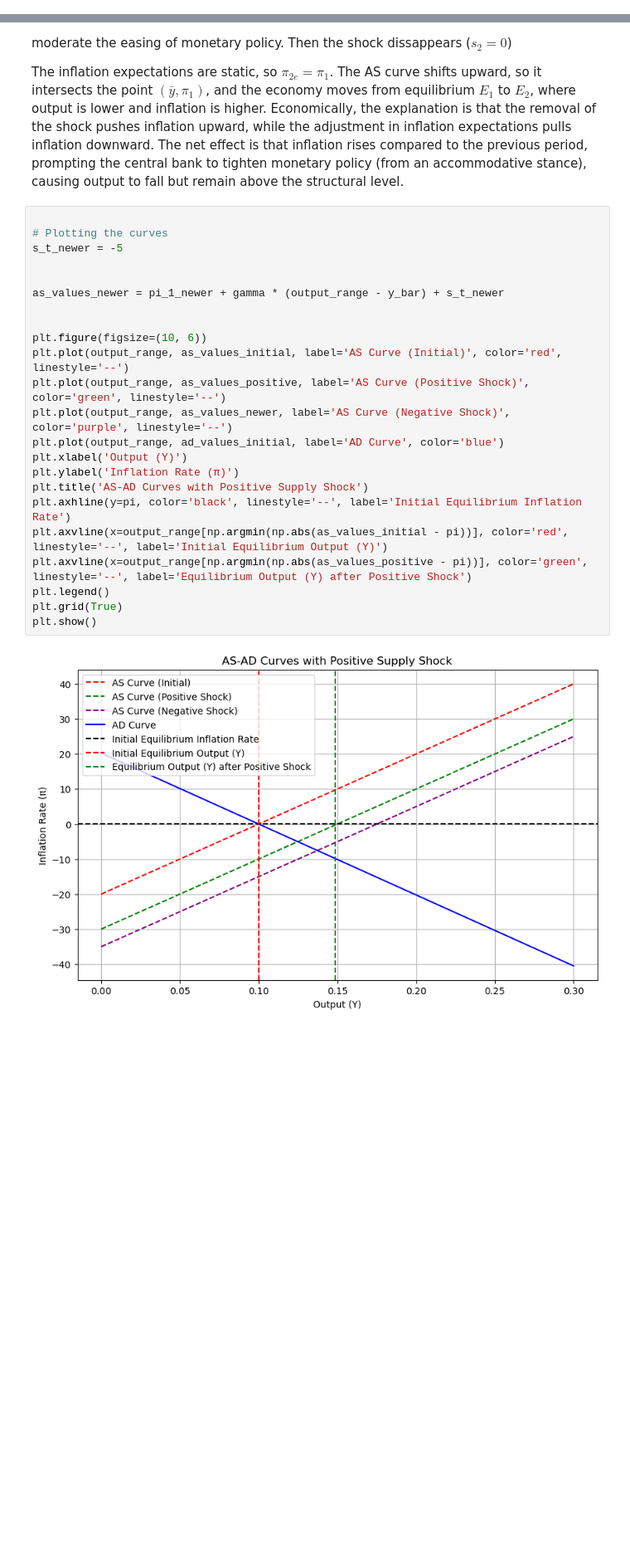
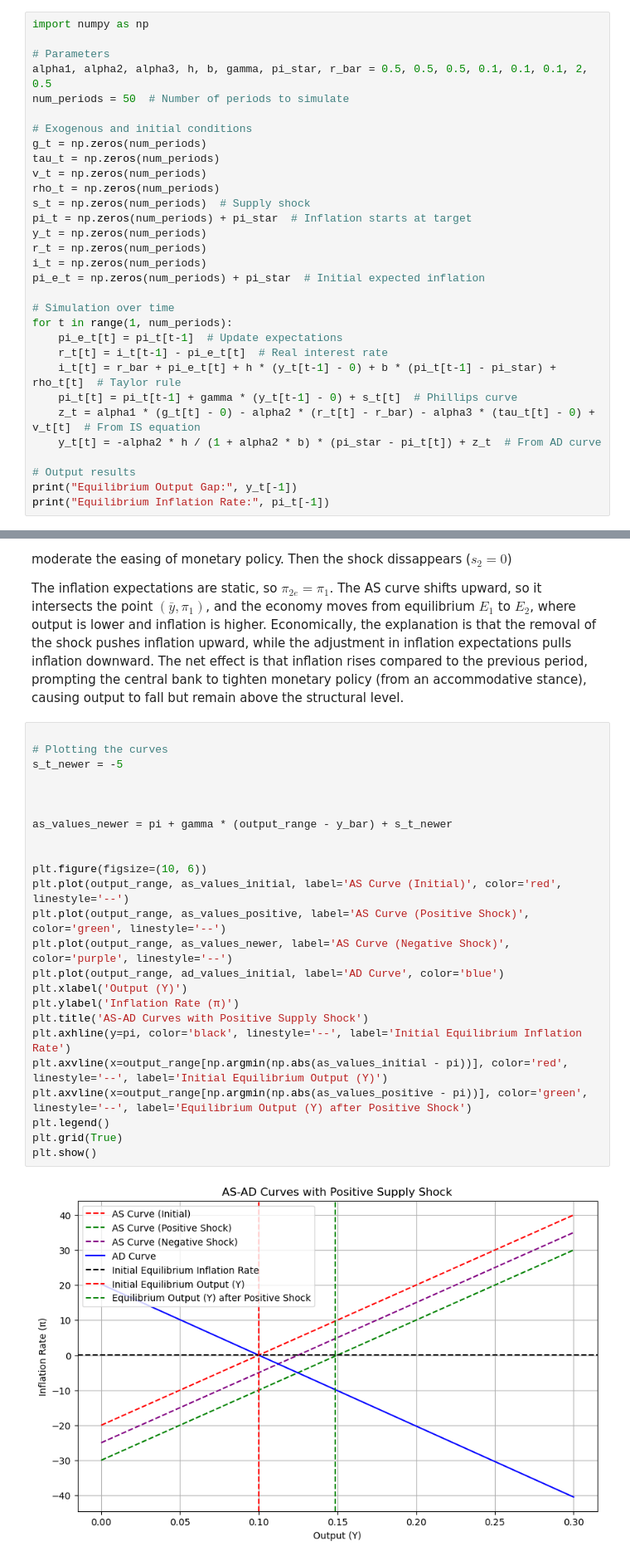
Before and after one commit to NumEconCopenhagen/projects-2024-of-coding, a Jupyter notebook: modelproject/modelproject.ipynb, the cells around one changed output, grey strips where cells are left out. Shown at 83% size. Saved outputs shown, nothing was run; the diff lists cells and outputs as text; blank space fills up the shorter version.

```diff
--- a/modelproject/modelproject.ipynb
+++ b/modelproject/modelproject.ipynb
@@ -48,0 +46,31 @@ The autoreload extension is already loaded. To reload it, use:
+# %%
+import numpy as np
+
+# Parameters
+alpha1, alpha2, alpha3, h, b, gamma, pi_star, r_bar = 0.5, 0.5, 0.5, 0.1, 0.1, 0.1, 2, 0.5
+num_periods = 50  # Number of periods to simulate
+
+# Exogenous and initial conditions
+g_t = np.zeros(num_periods)
+tau_t = np.zeros(num_periods)
+v_t = np.zeros(num_periods)
+rho_t = np.zeros(num_periods)
+s_t = np.zeros(num_periods)  # Supply shock
+pi_t = np.zeros(num_periods) + pi_star  # Inflation starts at target
+y_t = np.zeros(num_periods)
+r_t = np.zeros(num_periods)
+i_t = np.zeros(num_periods)
+pi_e_t = np.zeros(num_periods) + pi_star  # Initial expected inflation
+
+# Simulation over time
+for t in range(1, num_periods):
+    pi_e_t[t] = pi_t[t-1]  # Update expectations
+    r_t[t] = i_t[t-1] - pi_e_t[t]  # Real interest rate
+    i_t[t] = r_bar + pi_e_t[t] + h * (y_t[t-1] - 0) + b * (pi_t[t-1] - pi_star) + rho_t[t]  # Taylor rule
+    pi_t[t] = pi_t[t-1] + gamma * (y_t[t-1] - 0) + s_t[t]  # Phillips curve
+    z_t = alpha1 * (g_t[t] - 0) - alpha2 * (r_t[t] - r_bar) - alpha3 * (tau_t[t] - 0) + v_t[t]  # From IS equation
+    y_t[t] = -alpha2 * h / (1 + alpha2 * b) * (pi_star - pi_t[t]) + z_t  # From AD curve
+
+# Output results
+print("Equilibrium Output Gap:", y_t[-1])
+print("Equilibrium Inflation Rate:", pi_t[-1])
@@ -160,25 +193,26 @@ The inflation expectations are static, so $\pi_{2e} = \pi_{1}$. The AS curve shi
 # %%
 
 # Plotting the curves
 s_t_newer = -5
 
 
-as_values_newer = pi_1_newer + gamma * (output_range - y_bar) + s_t_newer
+
+as_values_newer = pi + gamma * (output_range - y_bar) + s_t_newer
 
 
 plt.figure(figsize=(10, 6))
 plt.plot(output_range, as_values_initial, label='AS Curve (Initial)', color='red', linestyle='--')
 plt.plot(output_range, as_values_positive, label='AS Curve (Positive Shock)', color='green', linestyle='--')
 plt.plot(output_range, as_values_newer, label='AS Curve (Negative Shock)', color='purple', linestyle='--')
 plt.plot(output_range, ad_values_initial, label='AD Curve', color='blue')
 plt.xlabel('Output (Y)')
 plt.ylabel('Inflation Rate (π)')
 plt.title('AS-AD Curves with Positive Supply Shock')
 plt.axhline(y=pi, color='black', linestyle='--', label='Initial Equilibrium Inflation Rate')
 plt.axvline(x=output_range[np.argmin(np.abs(as_values_initial - pi))], color='red', linestyle='--', label='Initial Equilibrium Output (Y)')
 plt.axvline(x=output_range[np.argmin(np.abs(as_values_positive - pi))], color='green', linestyle='--', label='Equilibrium Output (Y) after Positive Shock')
 plt.legend()
 plt.grid(True)
 plt.show()
 # %% [output]
-[figure, old version]
+[figure, new version]
```
Also changed, not shown: parts of 30 cells of this notebook.
